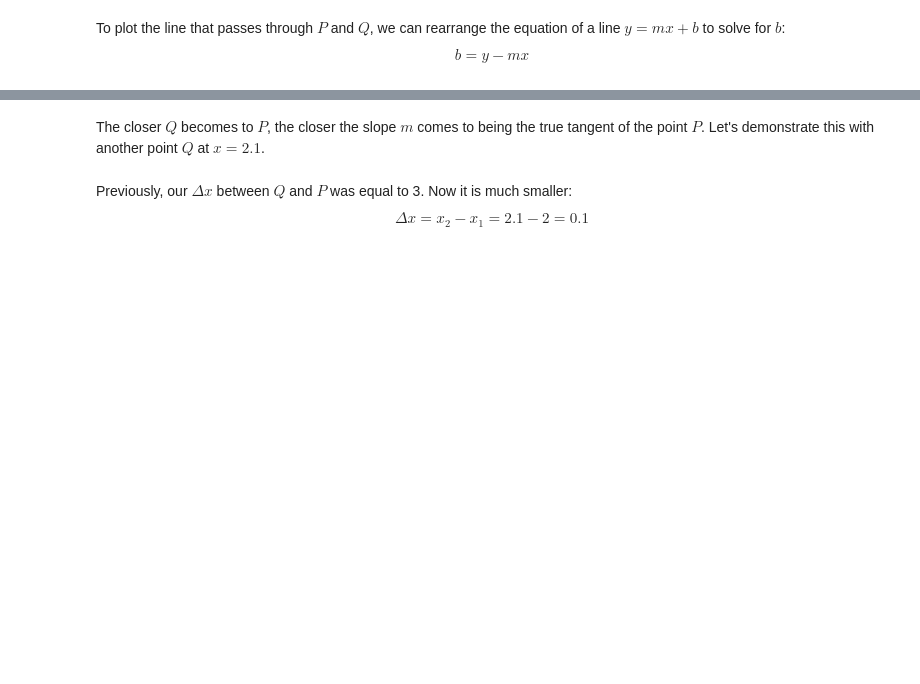
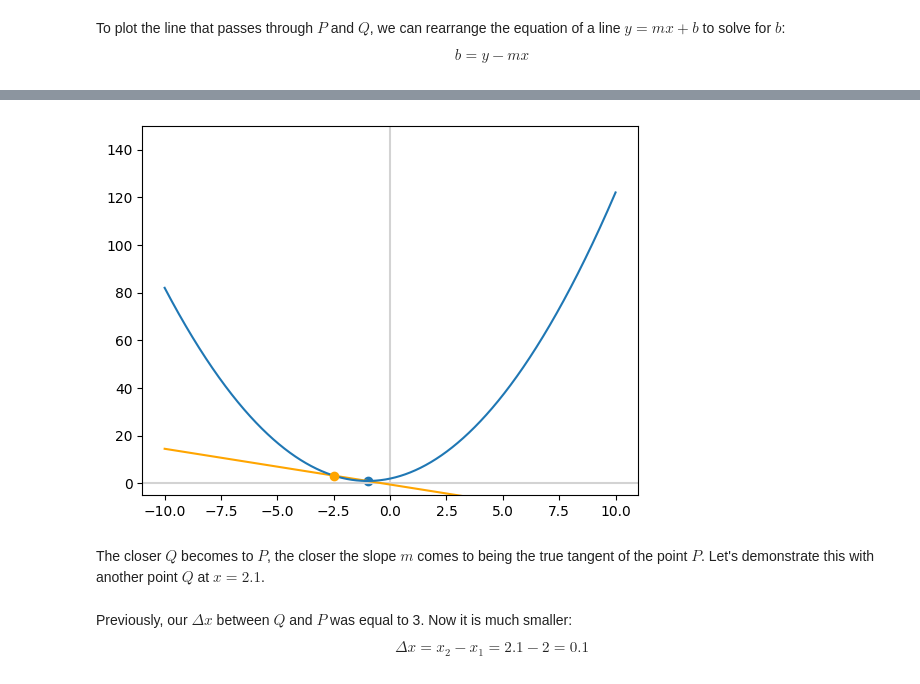
Before and after one commit to udituen/ML-foundations, a Jupyter notebook: notebooks/3-calculus-i.ipynb, the cells around one changed output, grey strips where cells are left out. Saved outputs shown, nothing was run; the diff lists cells and outputs as text; code cells hidden in the pictures; blank space fills up the shorter version.

```diff
--- a/notebooks/3-calculus-i.ipynb
+++ b/notebooks/3-calculus-i.ipynb
@@ -258,12 +318,14 @@ line_y = m*x + b
 # %%
 fig, ax = plt.subplots()
 plt.axvline(x=0, color='lightgray')
 plt.axhline(y=0, color='lightgray')
-plt.scatter(2, 10)
-plt.scatter(5, 37, c='orange', zorder=3)
+plt.scatter(-1, 1)
+plt.scatter(-2.5, 3.25, c = 'orange', zorder=3) # new
 plt.ylim(-5, 150) # new
 plt.plot(x, line_y, c='orange') # new
 _ = ax.plot(x,y)
+# %% [output]
+[figure, added]
 # %% [markdown]
 The closer $Q$ becomes to $P$, the closer the slope $m$ comes to being the true tangent of the point $P$. Let's demonstrate this with another point $Q$ at $x = 2.1$.
 # %% [markdown]
```
Also changed, not shown: parts of 23 cells of this notebook.
